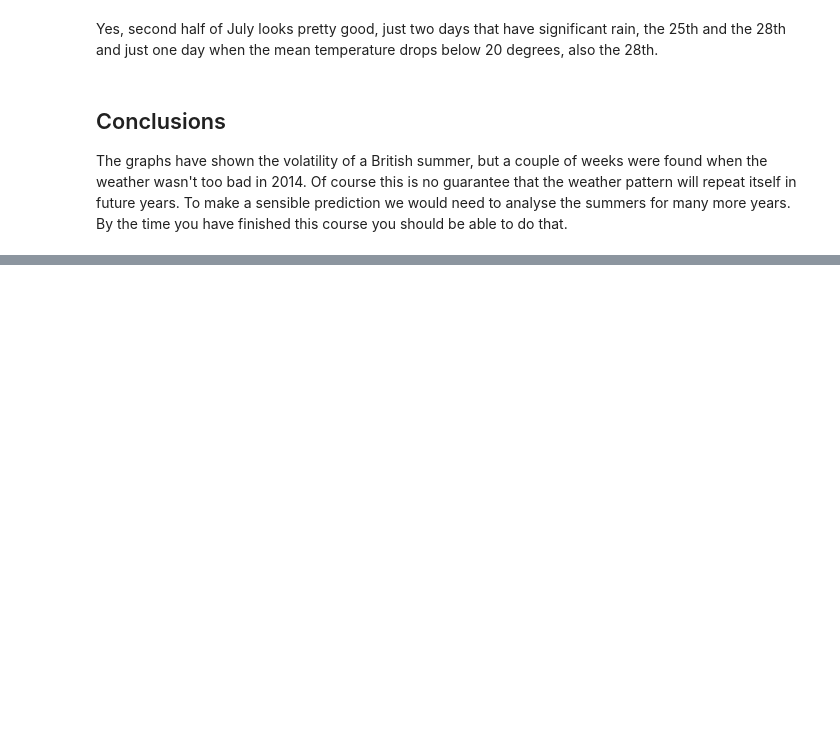
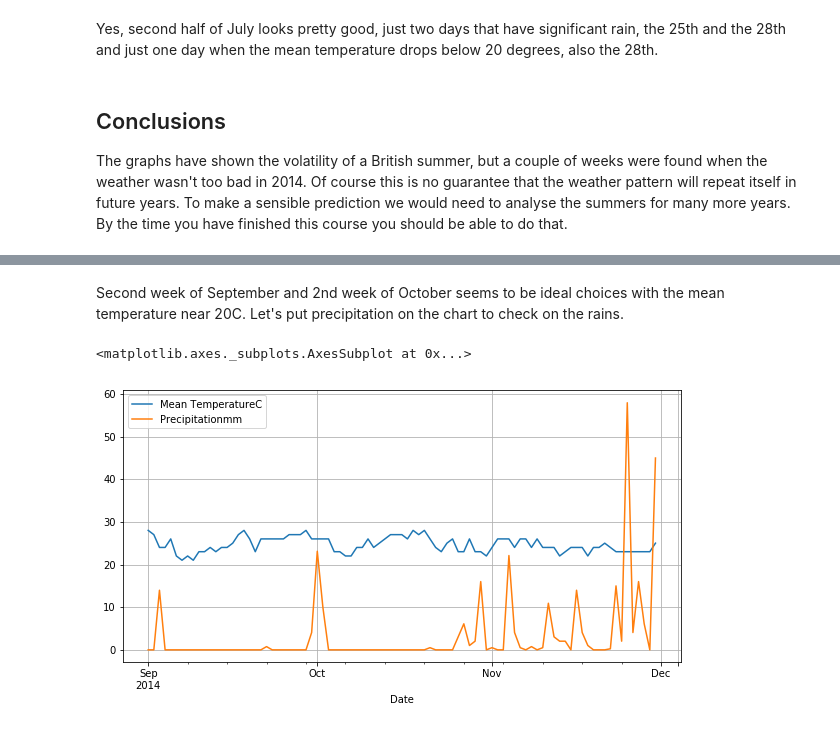
Before and after one commit to sreeramh4/dataScience, a Jupyter notebook: Project_2vacationWeather.ipynb, the cells around one changed output, grey strips where cells are left out. Cells and saved outputs as stored; diff of their text form; code cells hidden in the pictures; blank space fills up the shorter version.

```diff
--- a/Project_2vacationWeather.ipynb
+++ b/Project_2vacationWeather.ipynb
@@ -227,0 +299,7 @@ The graphs have shown the volatility of a British summer, but a couple of weeks
+# %% [markdown]
+Second week of September and 2nd week of October seems to be ideal choices with the mean temperature near 20C. Let's put precipitation on the chart to check on the rains.
+# %%
+summer[['Mean TemperatureC', 'Precipitationmm']].plot(grid=True, figsize=(10,5))
+# %% [output]
+<matplotlib.axes._subplots.AxesSubplot at 0x...>
+[figure, added]
```
Also changed, not shown: parts of 11 cells of this notebook.
